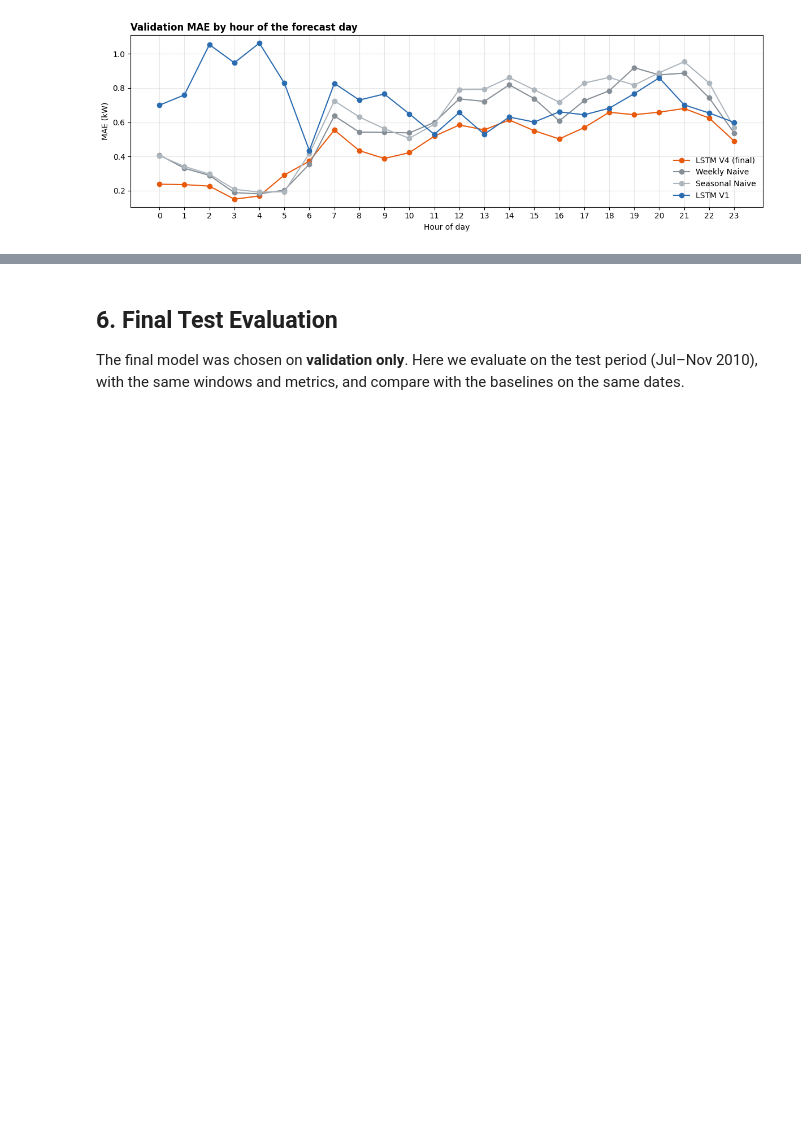
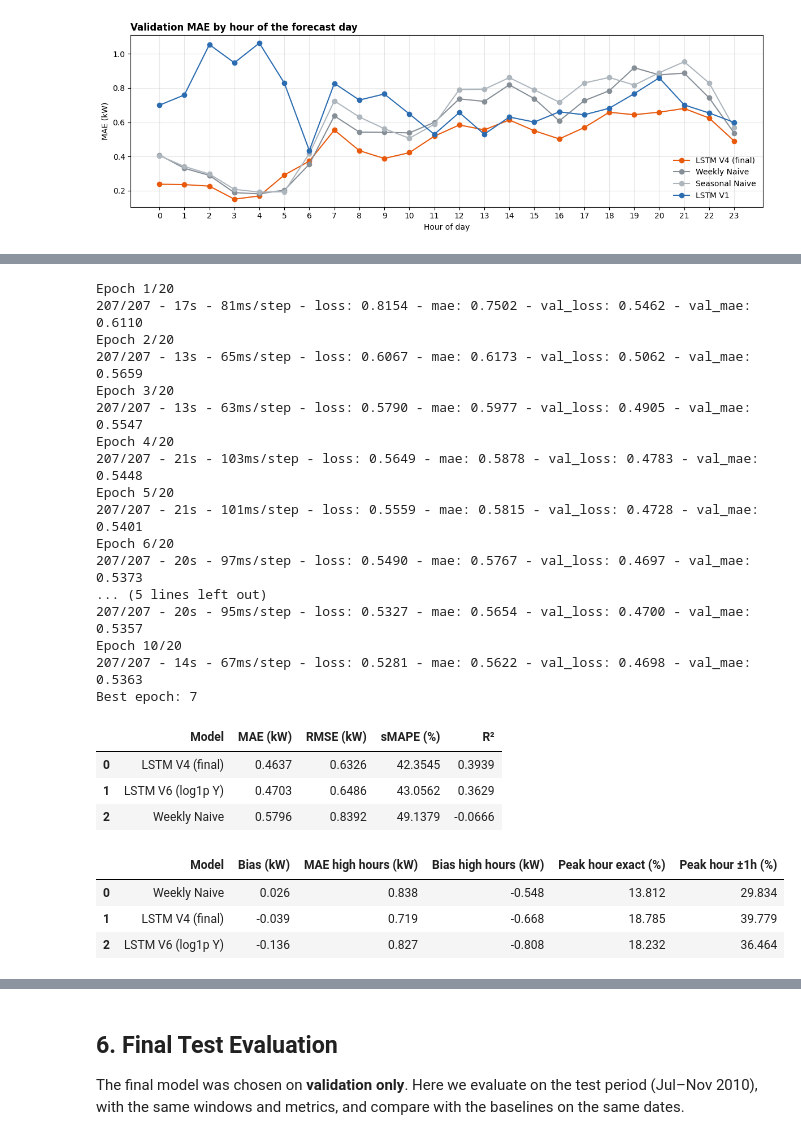
Before and after one commit to s2lwacs/powercast, a Jupyter notebook: 00_final_demo.ipynb, the cells around one changed output, grey strips where cells are left out. Saved outputs shown, nothing was run; the diff lists cells and outputs as text; code cells hidden in the pictures; blank space fills up the shorter version.

```diff
--- a/00_final_demo.ipynb
+++ b/00_final_demo.ipynb
@@ -567,0 +605,79 @@ plt.show()
+# %%
+from tensorflow.keras.models import load_model
+reset_seeds()
+
+# Target in log space (scaler fitted on train only)
+log_y = np.log1p(df[TARGET].to_numpy())
+log_scaler = StandardScaler().fit(log_y[split_arr == 'train'].reshape(-1, 1))
+log_s = log_scaler.transform(log_y.reshape(-1, 1)).ravel()
+
+spec6 = make_spec(CAL3, fut_cols=CAL3)            # same inputs as V4
+def xy_log(starts):
+    X, _ = make_xy(spec6, starts)
+    Y = np.stack([log_s[s:s + HORIZON] for s in starts])
+    return X, Y
+
+X_tr6, Y_tr6 = xy_log(get_starts('train', 1))
+X_va6, Y_va6 = xy_log(val_idx)
+
+# Same architecture as V4
+inp_past = keras.Input(shape=(HISTORY, spec6['past'].shape[1]))
+inp_fut = keras.Input(shape=(HORIZON, spec6['fut'].shape[1]))
+h = keras.layers.Concatenate()([keras.layers.LSTM(32)(inp_past), keras.layers.Flatten()(inp_fut)])
+model_v6 = keras.Model([inp_past, inp_fut], keras.layers.Dense(HORIZON)(h))
+model_v6.compile(optimizer='adam', loss='mse', metrics=['mae'])
+hist6 = model_v6.fit(X_tr6, Y_tr6, validation_data=(X_va6, Y_va6), epochs=20, batch_size=128,
+                     callbacks=[keras.callbacks.EarlyStopping(patience=3, restore_best_weights=True)], verbose=2)
+print('Best epoch:', int(np.argmin(hist6.history['val_loss'])) + 1)
+
+# Back to kW
+pred_v6 = np.expm1(log_scaler.inverse_transform(model_v6.predict(X_va6, verbose=0).reshape(-1, 1))).reshape(-1, HORIZON)
+
+# V4 = the saved final model (no retraining)
+spec4 = make_spec(CAL3, fut_cols=CAL3)
+spec4['model'] = load_model(f'{MODELS}/powercast_lstm_final.keras', compile=False)
+pred_v4 = lstm_predict(spec4, val_idx)
+
+# Compare on validation
+v6_preds = {'Weekly Naive': val_preds['Weekly Naive'],
+            'LSTM V4 (final)': pred_v4,
+            'LSTM V6 (log1p Y)': pred_v6}
+display(metrics_table(Y_val, v6_preds).round(4))
+
+high = Y_val >= np.percentile(Y_val, 75)
+rows = []
+for name, P in v6_preds.items():
+    err = P - Y_val
+    rows.append({'Model': name,
+                 'Bias (kW)': err.mean(),
+                 'MAE high hours (kW)': np.abs(err[high]).mean(),
+                 'Bias high hours (kW)': err[high].mean(),
+                 'Peak hour exact (%)': 100 * np.mean(P.argmax(1) == Y_val.argmax(1)),
+                 'Peak hour ±1h (%)': 100 * np.mean(np.abs(P.argmax(1) - Y_val.argmax(1)) <= 1)})
+display(pd.DataFrame(rows).round(3))
+# %% [output]
+Epoch 1/20
+207/207 - 17s - 81ms/step - loss: 0.8154 - mae: 0.7502 - val_loss: 0.5462 - val_mae: 0.6110
+Epoch 2/20
+207/207 - 13s - 65ms/step - loss: 0.6067 - mae: 0.6173 - val_loss: 0.5062 - val_mae: 0.5659
+Epoch 3/20
+207/207 - 13s - 63ms/step - loss: 0.5790 - mae: 0.5977 - val_loss: 0.4905 - val_mae: 0.5547
+Epoch 4/20
+207/207 - 21s - 103ms/step - loss: 0.5649 - mae: 0.5878 - val_loss: 0.4783 - val_mae: 0.5448
+Epoch 5/20
+207/207 - 21s - 101ms/step - loss: 0.5559 - mae: 0.5815 - val_loss: 0.4728 - val_mae: 0.5401
+Epoch 6/20
+207/207 - 20s - 97ms/step - loss: 0.5490 - mae: 0.5767 - val_loss: 0.4697 - val_mae: 0.5373
+... (5 lines left out)
+207/207 - 20s - 95ms/step - loss: 0.5327 - mae: 0.5654 - val_loss: 0.4700 - val_mae: 0.5357
+Epoch 10/20
+207/207 - 14s - 67ms/step - loss: 0.5281 - mae: 0.5622 - val_loss: 0.4698 - val_mae: 0.5363
+Best epoch: 7
+|  | Model | MAE (kW) | RMSE (kW) | sMAPE (%) | R² |
+| 0 | LSTM V4 (final) | 0.4637 | 0.6326 | 42.3545 | 0.3939 |
+| 1 | LSTM V6 (log1p Y) | 0.4703 | 0.6486 | 43.0562 | 0.3629 |
+| 2 | Weekly Naive | 0.5796 | 0.8392 | 49.1379 | -0.0666 |
+|  | Model | Bias (kW) | MAE high hours (kW) | Bias high hours (kW) | Peak hour exact (%) | Peak hour ±1h (%) |
+| 0 | Weekly Naive | 0.026 | 0.838 | -0.548 | 13.812 | 29.834 |
+| 1 | LSTM V4 (final) | -0.039 | 0.719 | -0.668 | 18.785 | 39.779 |
+| 2 | LSTM V6 (log1p Y) | -0.136 | 0.827 | -0.808 | 18.232 | 36.464 |
```
Also changed, not shown: parts of 12 cells of this notebook.
